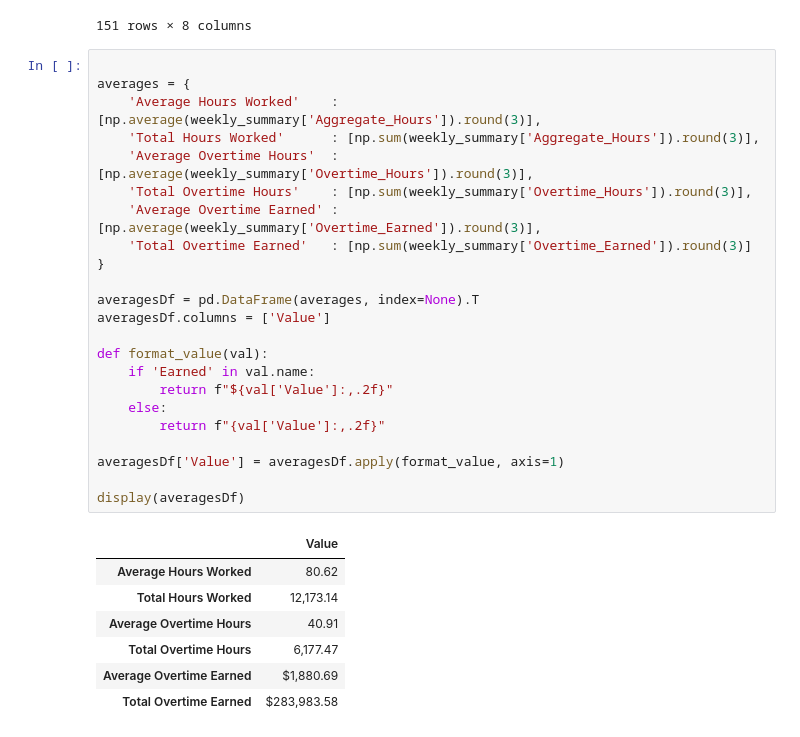
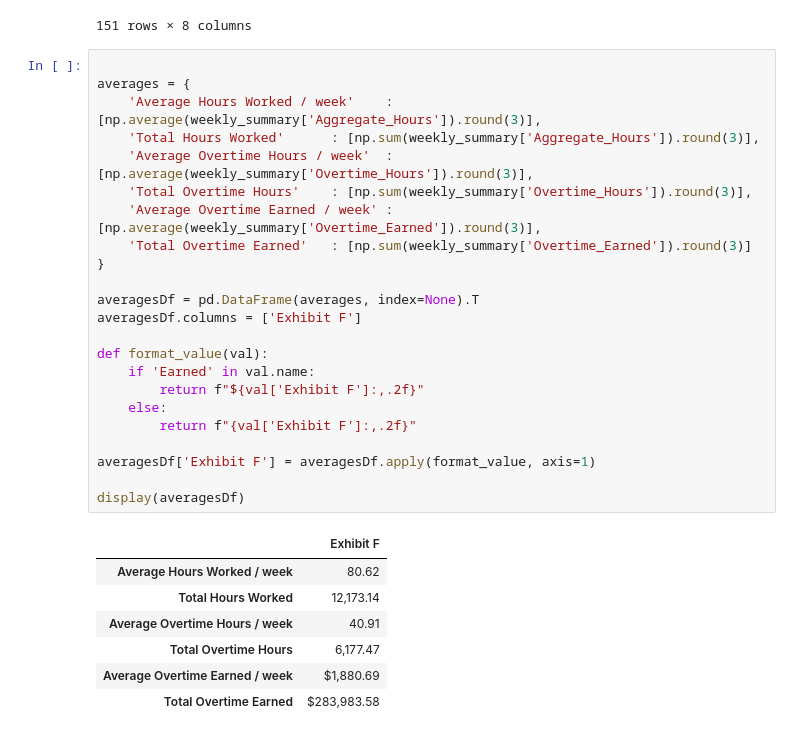
Before and after one commit to SB0912/Consulting-Portfolio, a Jupyter notebook: HvT.ipynb, the cells around one changed output. Cells and saved outputs as stored; diff of their text form.

```diff
--- a/HvT.ipynb
+++ b/HvT.ipynb
@@ -527,31 +527,31 @@ display(weekly_summary)
 # %%
 
 averages = {
-    'Average Hours Worked'    : [np.average(weekly_summary['Aggregate_Hours']).round(3)],
+    'Average Hours Worked / week'    : [np.average(weekly_summary['Aggregate_Hours']).round(3)],
     'Total Hours Worked'      : [np.sum(weekly_summary['Aggregate_Hours']).round(3)],
-    'Average Overtime Hours'  : [np.average(weekly_summary['Overtime_Hours']).round(3)],
+    'Average Overtime Hours / week'  : [np.average(weekly_summary['Overtime_Hours']).round(3)],
     'Total Overtime Hours'    : [np.sum(weekly_summary['Overtime_Hours']).round(3)],
-    'Average Overtime Earned' : [np.average(weekly_summary['Overtime_Earned']).round(3)],
+    'Average Overtime Earned / week' : [np.average(weekly_summary['Overtime_Earned']).round(3)],
     'Total Overtime Earned'   : [np.sum(weekly_summary['Overtime_Earned']).round(3)]
 }
 
 averagesDf = pd.DataFrame(averages, index=None).T
-averagesDf.columns = ['Value']
+averagesDf.columns = ['Exhibit F']
 
 def format_value(val):
     if 'Earned' in val.name:
-        return f"${val['Value']:,.2f}"
+        return f"${val['Exhibit F']:,.2f}"
     else:
-        return f"{val['Value']:,.2f}"
+        return f"{val['Exhibit F']:,.2f}"
 
-averagesDf['Value'] = averagesDf.apply(format_value, axis=1)
+averagesDf['Exhibit F'] = averagesDf.apply(format_value, axis=1)
 
 display(averagesDf)
 # %% [output]
-|  | Value |
-| Average Hours Worked | 80.62 |
+|  | Exhibit F |
+| Average Hours Worked / week | 80.62 |
 | Total Hours Worked | 12,173.14 |
-| Average Overtime Hours | 40.91 |
+| Average Overtime Hours / week | 40.91 |
 | Total Overtime Hours | 6,177.47 |
-| Average Overtime Earned | $1,880.69 |
+| Average Overtime Earned / week | $1,880.69 |
 | Total Overtime Earned | $283,983.58 |
```
Also changed, not shown: parts of 1 cell of this notebook.
